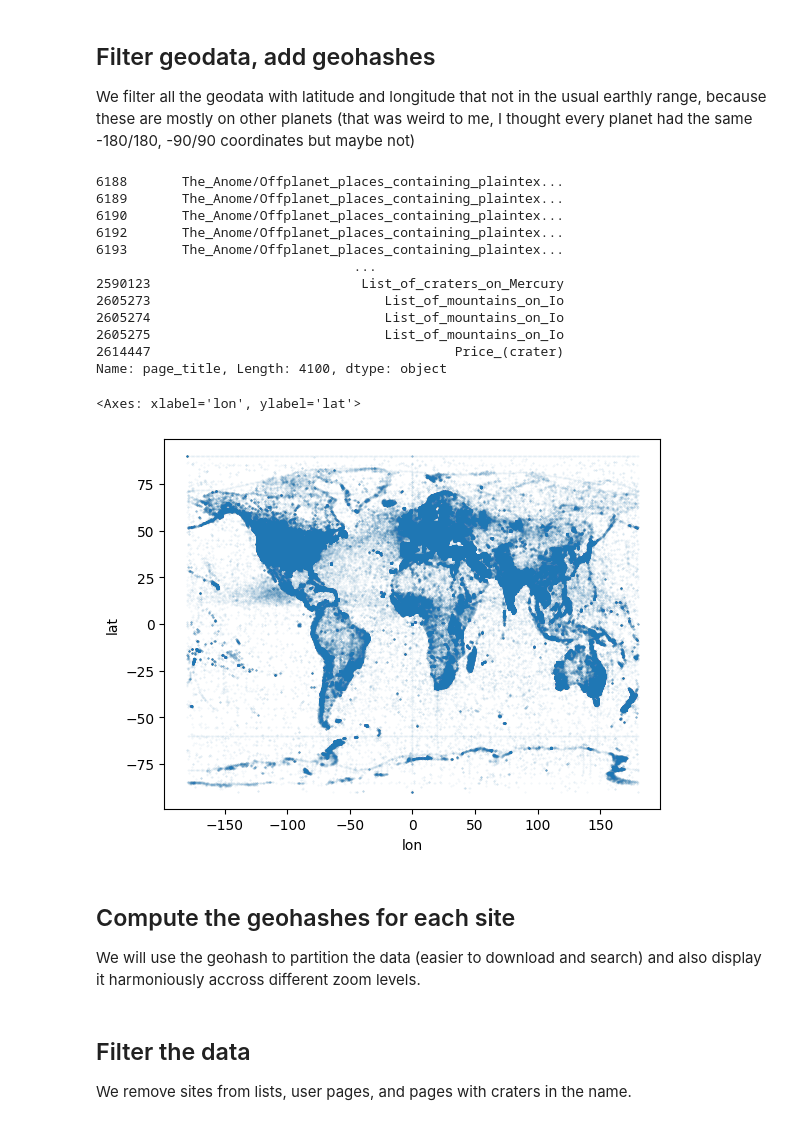
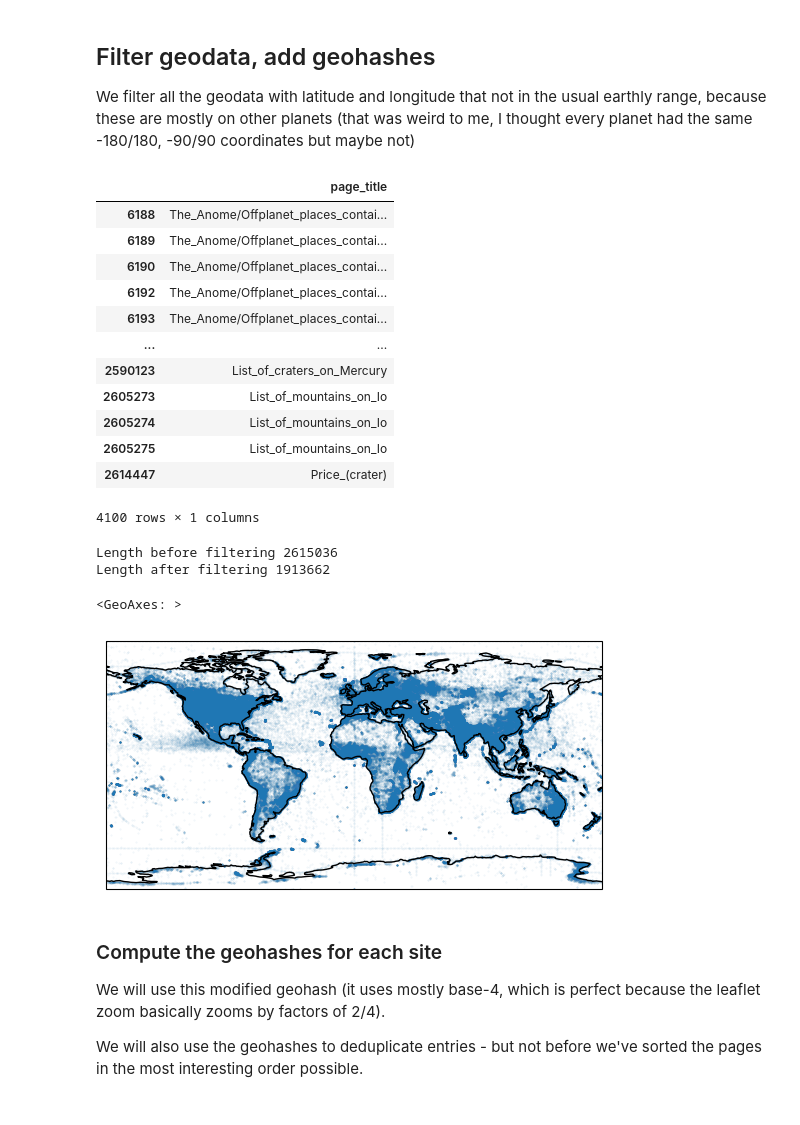
Before and after one commit to Zulko/landnotes, a Jupyter notebook: geodata_curation/geodata_curation.ipynb, the cells around one changed output. Saved outputs shown, nothing was run; the diff lists cells and outputs as text; code cells hidden in the pictures.

```diff
--- a/geodata_curation/geodata_curation.ipynb
+++ b/geodata_curation/geodata_curation.ipynb
@@ -62,27 +62,55 @@ full_df.rename(
     inplace=True,
 )
 off_limit_coordinates = (full_df["lat"].abs() > 90) | (full_df["lon"].abs() > 180)
-full_df[off_limit_coordinates]["page_title"]
+full_df[off_limit_coordinates][["page_title"]]
 # %% [output]
+|  | page_title |
+| 6188 | The_Anome/Offplanet_places_contai... |
+| 6189 | The_Anome/Offplanet_places_contai... |
+| 6190 | The_Anome/Offplanet_places_contai... |
+| 6192 | The_Anome/Offplanet_places_contai... |
+| 6193 | The_Anome/Offplanet_places_contai... |
+| ... | ... |
+| 2590123 | List_of_craters_on_Mercury |
+| 2605273 | List_of_mountains_on_Io |
+| 2605274 | List_of_mountains_on_Io |
+| 2605275 | List_of_mountains_on_Io |
+| 2614447 | Price_(crater) |
-6188       The_Anome/Offplanet_places_containing_plaintex...
-6189       The_Anome/Offplanet_places_containing_plaintex...
-6190       The_Anome/Offplanet_places_containing_plaintex...
-6192       The_Anome/Offplanet_places_containing_plaintex...
-6193       The_Anome/Offplanet_places_containing_plaintex...
-                                 ...
-2590123                           List_of_craters_on_Mercury
-2605273                              List_of_mountains_on_Io
-2605274                              List_of_mountains_on_Io
-2605275                              List_of_mountains_on_Io
-2614447                                       Price_(crater)
-Name: page_title, Length: 4100, dtype: object
+4100 rows × 1 columns
-# %%
-filtered_df = full_df[~off_limit_coordinates].copy()
-filtered_df.plot.scatter(x="lon", y="lat", s=0.1, alpha=0.1)
-# %% [output]
-<Axes: xlabel='lon', ylabel='lat'>
-[figure, removed]
+# %%
+from_list = full_df.page_title.str.contains("List_of")
+from_user = full_df.page_title.str.contains("/")
+is_crater = full_df.page_title.str.lower().str.contains("crater")
+is_pic = full_df.page_title.str.lower().str.contains("jpg")
+df = full_df[
+    (~off_limit_coordinates) & (~from_list) & (~from_user) & (~is_crater) & (~is_pic)
+].copy()
+print("Length before filtering", len(full_df))
+print("Length after filtering", len(df))
+# %% [output]
+Length before filtering 2615036
+Length after filtering 1913662
+# %%
+import matplotlib.pyplot as plt
+import cartopy.crs as ccrs
+
+
+def plot_df(df, **scatter_kwargs):
+    plt.figure()
+    ax = plt.axes(projection=ccrs.PlateCarree())
+    ax.coastlines()
+    ax.set_extent([-180, 180, -90, 90], crs=ccrs.PlateCarree())
+    ax.scatter(df["lon"], df["lat"], transform=ccrs.PlateCarree(), **scatter_kwargs)
+    return ax
+
+
+plot_df(df, s=0.1, alpha=0.1)
+# %% [output]
+<GeoAxes: >
+[figure, added]
 # %% [markdown]
-## Compute the geohashes for each site
+### Compute the geohashes for each site
 
-We will use the geohash to partition the data (easier to download and search) and also display it harmoniously accross different zoom levels.
+We will use this modified geohash (it uses mostly base-4, which is perfect because the leaflet zoom basically zooms by factors of 2/4).
+
+We will also use the geohashes to deduplicate entries - but not before we've sorted the pages in the most interesting order possible.
@@ -94,4 +116,0 @@ filtered_df["geohash"] = [
-# %% [markdown]
-## Filter the data
-
-We remove sites from lists, user pages, and pages with craters in the name.
```
Also changed, not shown: parts of 20 cells of this notebook, 1 other file.
